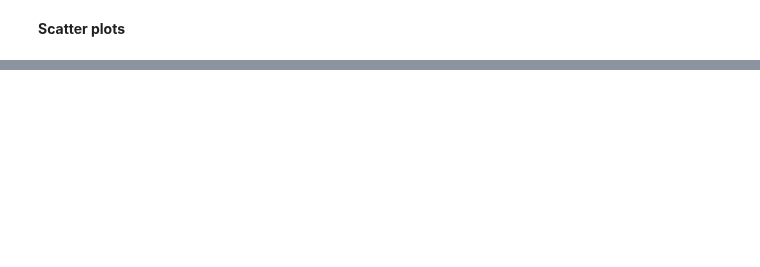
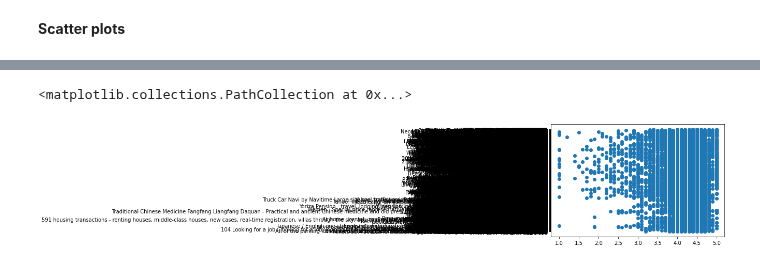
Before and after one commit to amolsapkal16/EDA_Play-store-analysis, a Jupyter notebook: Play_Store_App_Review_Analysis_Amol_Sapkal_Capstone_Project.ipynb, the cells around one changed output, grey strips where cells are left out. Saved outputs shown, nothing was run; the diff lists cells and outputs as text; code cells hidden in the pictures; blank space fills up the shorter version.

```diff
--- a/Play_Store_App_Review_Analysis_Amol_Sapkal_Capstone_Project.ipynb
+++ b/Play_Store_App_Review_Analysis_Amol_Sapkal_Capstone_Project.ipynb
@@ -756,2 +756,8 @@ plt.scatter (Play_store_dataIndex1['Category'],Play_store_dataIndex1['Rating'])
+# %%
+from unicodedata import category
+plt.scatter (Play_store_dataIndex1['Rating'],Play_store_dataIndex1['App'])
+# %% [output]
+<matplotlib.collections.PathCollection at 0x...>
+[figure, added]
 # %%
 from unicodedata import category
```
Also changed, not shown: parts of 6 cells of this notebook.
